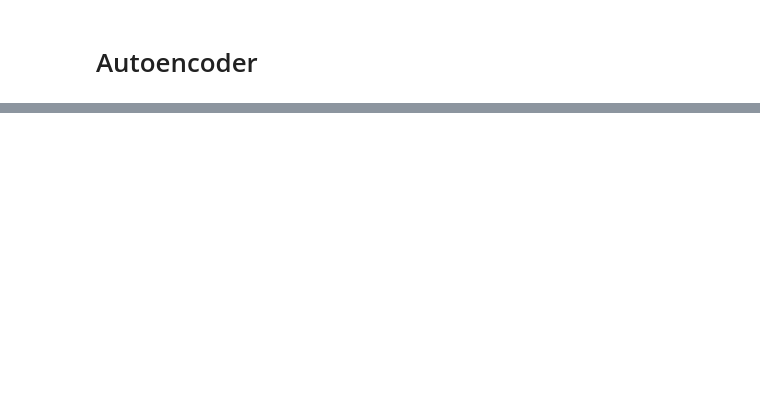
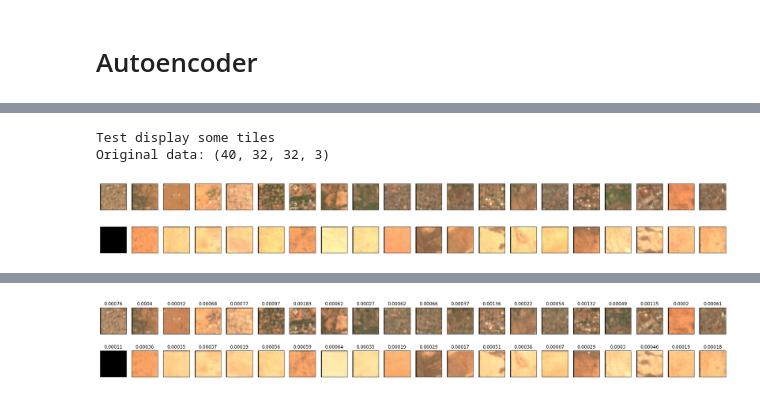
Before and after one commit to JunodChristophe/heig-ai-for-good, a Jupyter notebook: junodch-3-autoencoder.ipynb, the cells around one changed output, grey strips where cells are left out. Saved outputs shown, nothing was run; the diff lists cells and outputs as text; code cells hidden in the pictures; blank space fills up the shorter version.

```diff
--- a/junodch-3-autoencoder.ipynb
+++ b/junodch-3-autoencoder.ipynb
@@ -95,10 +125,16 @@ autoencoder.summary()
 # %%
 print("Test display some tiles")
 
-indexesTest = [*np.argwhere(trainMask)[-20:].flatten(), *range(0,1), *range(1104,1108), *range(1118,1123), *range(4005,4010), *range(10005,10010)]
+# sample with 64x64 images
+#indexesTest = [*np.argwhere(trainMask)[-20:].flatten(), *range(0,1), *range(1104,1108), *range(1118,1123), *range(4005,4010), *range(10005,10010)]
+# sample with 32x32 images
+indexesTest = [*np.argwhere(trainMask)[100:600:25].flatten(), *range(0,100000,5000)]
 
 with rasterio.open(pathSatellite) as f:
-  dataTest, _ = utils.getEachImgFromCoord(f, dataCoords[indexesTest], True)
-dataTest = utils.formatData(dataTest, res=32, toFloat=True)
+  dataTest, _ = utils.coordsToImgsFormated(f, dataCoords[indexesTest], res=32)
 
 utils.displayAutoEncoderResults(autoencoder, dataTest, showDetail=0, precision=5)
+# %% [output]
+Test display some tiles
+Original data: (40, 32, 32, 3)
+[figure, added]
@@ -105 +143,2 @@ utils.displayAutoEncoderResults(autoencoder, dataTest, showDetail=0, precision=5
+[figure, added]
 # %%
```
Also changed, not shown: parts of 8 cells of this notebook, 14 other files.
